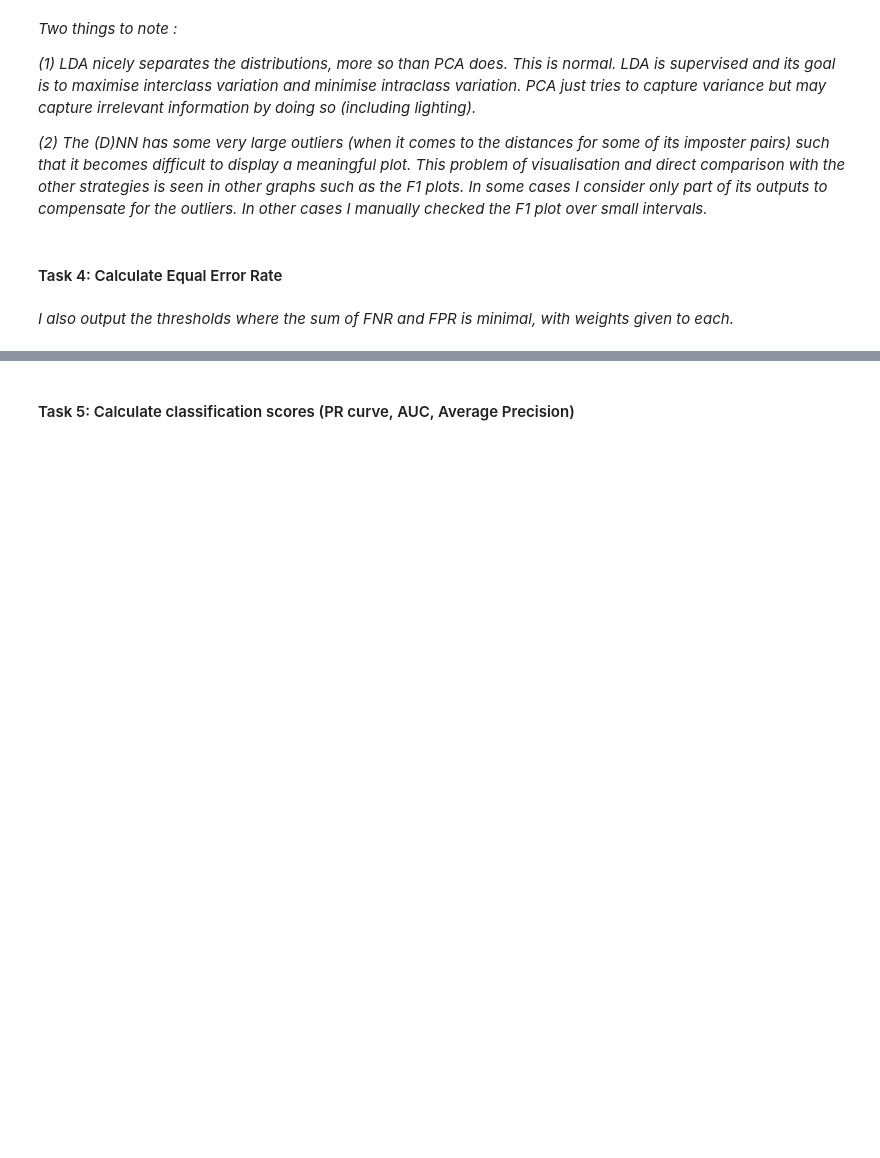
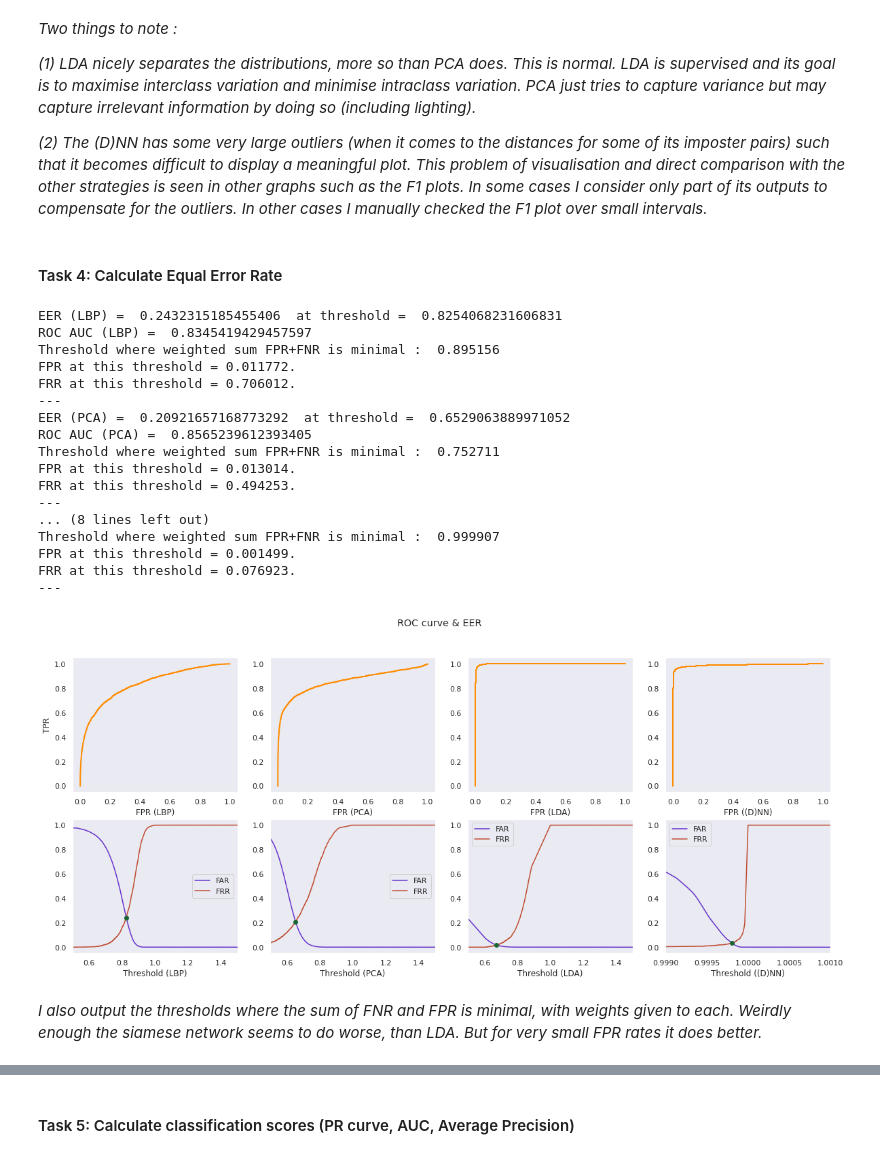
Before and after one commit to BrunoVandekerkhove/biometric-systems, a Jupyter notebook: face_recognition/facial_recognition.ipynb, the cells around one changed output, grey strips where cells are left out. Drawn from its saved outputs; the diff is of its cells as text; code cells hidden in the pictures; blank space fills up the shorter version.

```diff
--- a/face_recognition/facial_recognition.ipynb
+++ b/face_recognition/facial_recognition.ipynb
@@ -641,32 +696,52 @@ figure.suptitle('ROC curve & EER')
 i = 0
 for strategy in strategies:
   (genuine_id, _, normalised, _) = scores_dict[strategy.name]
   fpr, tpr, thresholds = roc_curve(genuine_id, 1 - normalised)
   axes[0][i].plot(fpr, tpr, color='darkorange', lw=2)
   if i == 0:
     axes[0][i].set(ylabel='TPR')
   axes[0][i].set(xlabel='FPR (' + strategy.name + ')')
   # EER
   differences = [abs((1-x)-y) for (x,y) in zip(tpr, fpr)]
   min_index = differences.index(min(differences))
   print('EER (' + strategy.name + ') = ', fpr[min_index], ' at threshold = ', thresholds[min_index])
   print('ROC AUC (' + strategy.name + ') = ', roc_auc_score(genuine_id, 1 - normalised))
   # Minimum error sum
   scores = 1 - normalised
   imposters = scores[genuine_id < 1]
   genuine = scores[genuine_id > 0]
   sum_min_t = min_sum(tpr, fpr, thresholds)
   print('Threshold where weighted sum FPR+FNR is minimal : % f' % sum_min_t)
   print("FPR at this threshold = %f." % (len(imposters[imposters >= sum_min_t]) / float(len(imposters))))
   print("FRR at this threshold = %f." % (len(genuine[genuine < sum_min_t]) / float(len(genuine))))
   print('---')
   axes[1][i].scatter(thresholds[min_index], fpr[min_index], color=(0.1,0.4,0.2), zorder=3)
   axes[1][i].plot(thresholds, fpr, color=(0.4,0.2,0.8), label='FAR')
   axes[1][i].plot(thresholds, 1 - tpr, color=(0.75,0.3,0.2), label='FRR')
   axes[1][i].set(xlabel='Threshold (' + strategy.name + ')')
+  axes[1][i].set(xlim=([0.999,1.001] if strategy.name == '(D)NN' else [0.5,1.5]))
   axes[1][i].legend()
   i = i + 1
 
 plt.show()
+# %% [output]
+EER (LBP) =  0.2432315185455406  at threshold =  0.8254068231606831
+ROC AUC (LBP) =  0.8345419429457597
+Threshold where weighted sum FPR+FNR is minimal :  0.895156
+FPR at this threshold = 0.011772.
+FRR at this threshold = 0.706012.
+---
+EER (PCA) =  0.20921657168773292  at threshold =  0.6529063889971052
+ROC AUC (PCA) =  0.8565239612393405
+Threshold where weighted sum FPR+FNR is minimal :  0.752711
+FPR at this threshold = 0.013014.
+FRR at this threshold = 0.494253.
+---
+... (8 lines left out)
+Threshold where weighted sum FPR+FNR is minimal :  0.999907
+FPR at this threshold = 0.001499.
+FRR at this threshold = 0.076923.
+---
+[figure, added]
 # %% [markdown]
-*I also output the thresholds where the sum of FNR and FPR is minimal, with weights given to each.*
+*I also output the thresholds where the sum of FNR and FPR is minimal, with weights given to each. Weirdly enough the siamese network seems to do worse, than LDA. But for very small FPR rates it does better.*
```
Also changed, not shown: parts of 14 cells of this notebook.
